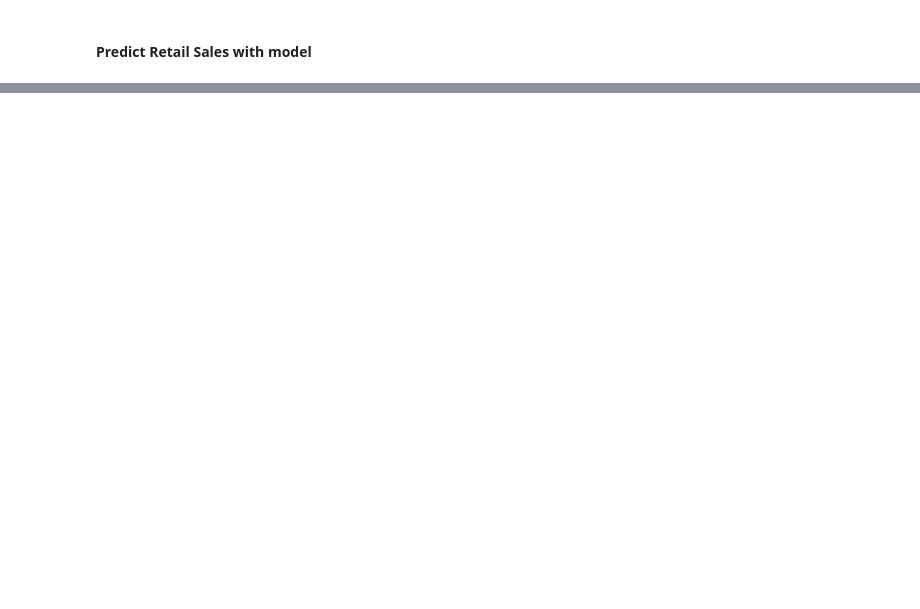
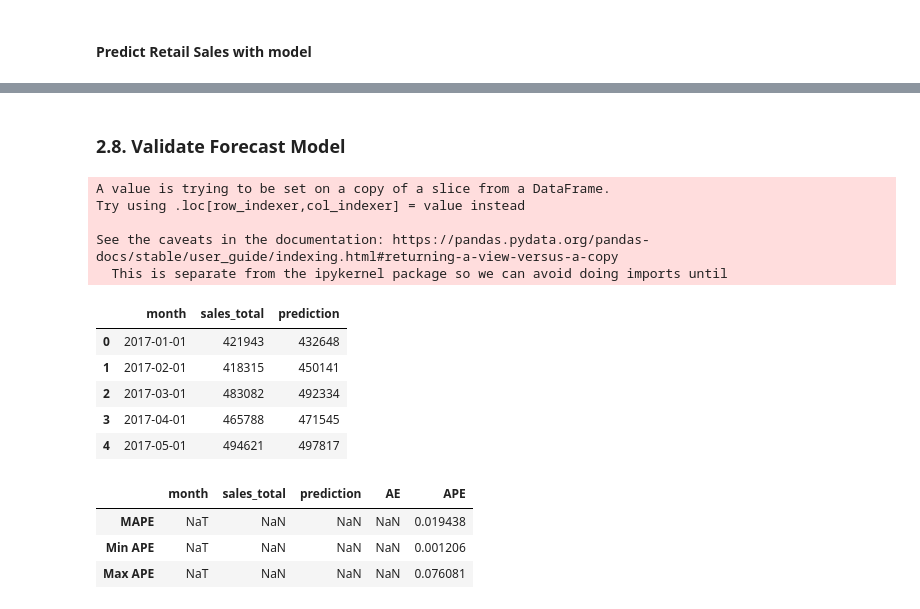
Before and after one commit to sungkim11/forecast-sales, a Jupyter notebook: forecast_sales_using_numpyro.ipynb, the cells around one changed output, grey strips where cells are left out. Cells and saved outputs as stored; diff of their text form; code cells hidden in the pictures; blank space fills up the shorter version.

```diff
--- a/forecast_sales_using_numpyro.ipynb
+++ b/forecast_sales_using_numpyro.ipynb
@@ -372,0 +429,33 @@ plt.show()
+# %% [markdown]
+### 2.8. Validate Forecast Model
+# %%
+y_pred_df = pd.DataFrame(y_pred, columns = ['prediction']).astype(int)
+y_pred_df['numrow'] = range(1, len(y_pred_df) + 1)
+retail_sales_test['numrow'] = range(1, len(retail_sales_test) + 1)
+retail_sales_validate = retail_sales_test.merge(y_pred_df, on='numrow', how='left')
+retail_sales_validate = retail_sales_validate.drop('numrow', 1)
+retail_sales_validate.head(5)
+# %% [output]
+A value is trying to be set on a copy of a slice from a DataFrame.
+Try using .loc[row_indexer,col_indexer] = value instead
+
+See the caveats in the documentation: https://pandas.pydata.org/pandas-docs/stable/user_guide/indexing.html#returning-a-view-versus-a-copy
+  This is separate from the ipykernel package so we can avoid doing imports until
+|  | month | sales_total | prediction |
+| 0 | 2017-01-01 | 421943 | 432648 |
+| 1 | 2017-02-01 | 418315 | 450141 |
+| 2 | 2017-03-01 | 483082 | 492334 |
+| 3 | 2017-04-01 | 465788 | 471545 |
+| 4 | 2017-05-01 | 494621 | 497817 |
+# %%
+retail_sales_validate['AE'] = (retail_sales_validate['sales_total'] - retail_sales_validate['prediction']).abs()
+retail_sales_validate['APE'] = (retail_sales_validate['sales_total'] - retail_sales_validate['prediction']).abs()/retail_sales_validate['sales_total']
+retail_sales_validate.loc['MAPE'] = pd.Series(retail_sales_validate['APE'].mean(), index = ['APE'])
+retail_sales_validate.loc['Min APE'] = pd.Series(retail_sales_validate['APE'].min(), index = ['APE'])
+retail_sales_validate.loc['Max APE'] = pd.Series(retail_sales_validate['APE'].max(), index = ['APE'])
+retail_sales_validate.tail(3)
+# %% [output]
+|  | month | sales_total | prediction | AE | APE |
+| MAPE | NaT | NaN | NaN | NaN | 0.019438 |
+| Min APE | NaT | NaN | NaN | NaN | 0.001206 |
+| Max APE | NaT | NaN | NaN | NaN | 0.076081 |
```
Also changed, not shown: parts of 21 cells of this notebook.
